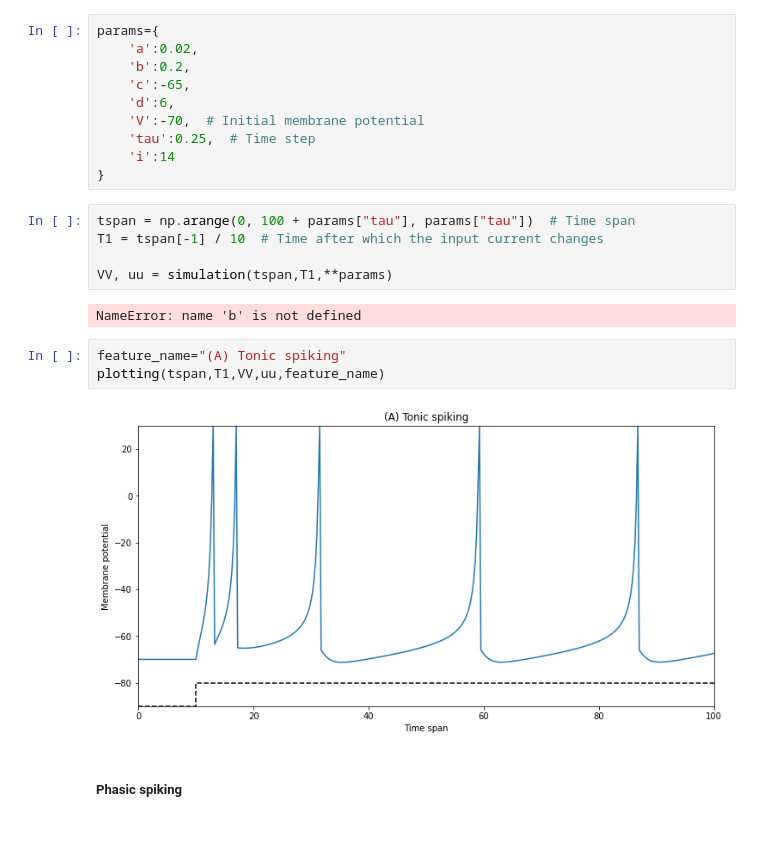
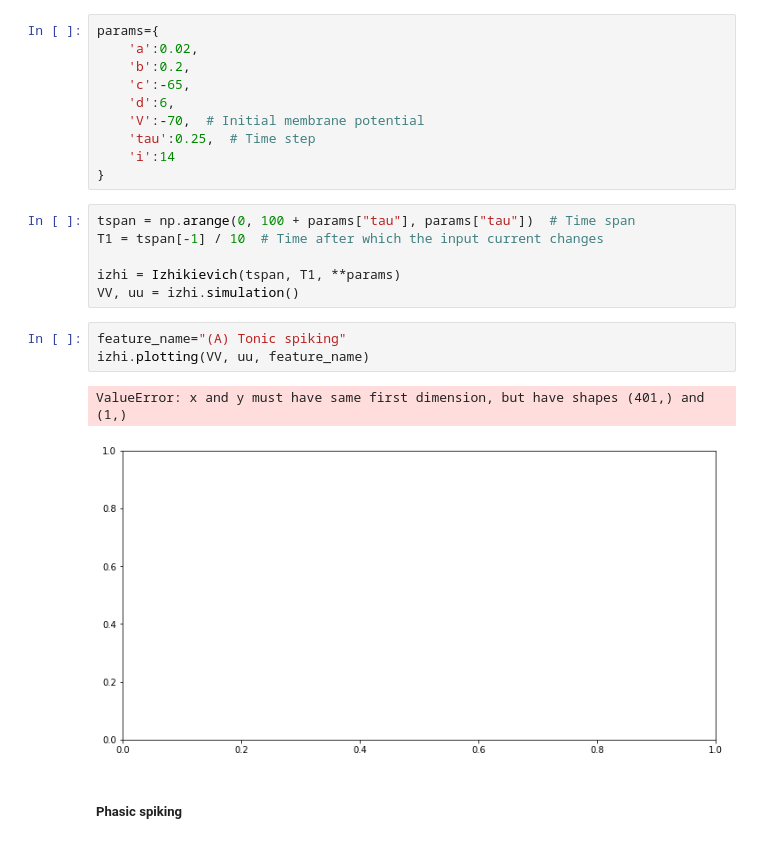
Before and after one commit to francescapoli98/computational-neuroscience, a Jupyter notebook: LAB1/spiking_neurons.ipynb, the cells around one changed output. Saved outputs shown, nothing was run; the diff lists cells and outputs as text.

```diff
--- a/LAB1/spiking_neurons.ipynb
+++ b/LAB1/spiking_neurons.ipynb
@@ -22,14 +22,14 @@ params={
 tspan = np.arange(0, 100 + params["tau"], params["tau"])  # Time span
 T1 = tspan[-1] / 10  # Time after which the input current changes
 
-VV, uu = simulation(tspan,T1,**params)
+izhi = Izhikievich(tspan, T1, **params)
+VV, uu = izhi.simulation()
-# %% [output]
-NameError: name 'b' is not defined
 # %%
 feature_name="(A) Tonic spiking"
-plotting(tspan,T1,VV,uu,feature_name)
+izhi.plotting(VV, uu, feature_name)
 # %% [output]
+ValueError: x and y must have same first dimension, but have shapes (401,) and (1,)
-[figure, old version]
+[figure, new version]
 # %% [markdown]
 ##### Phasic spiking
 # %%
```
Also changed, not shown: 3 other files.
